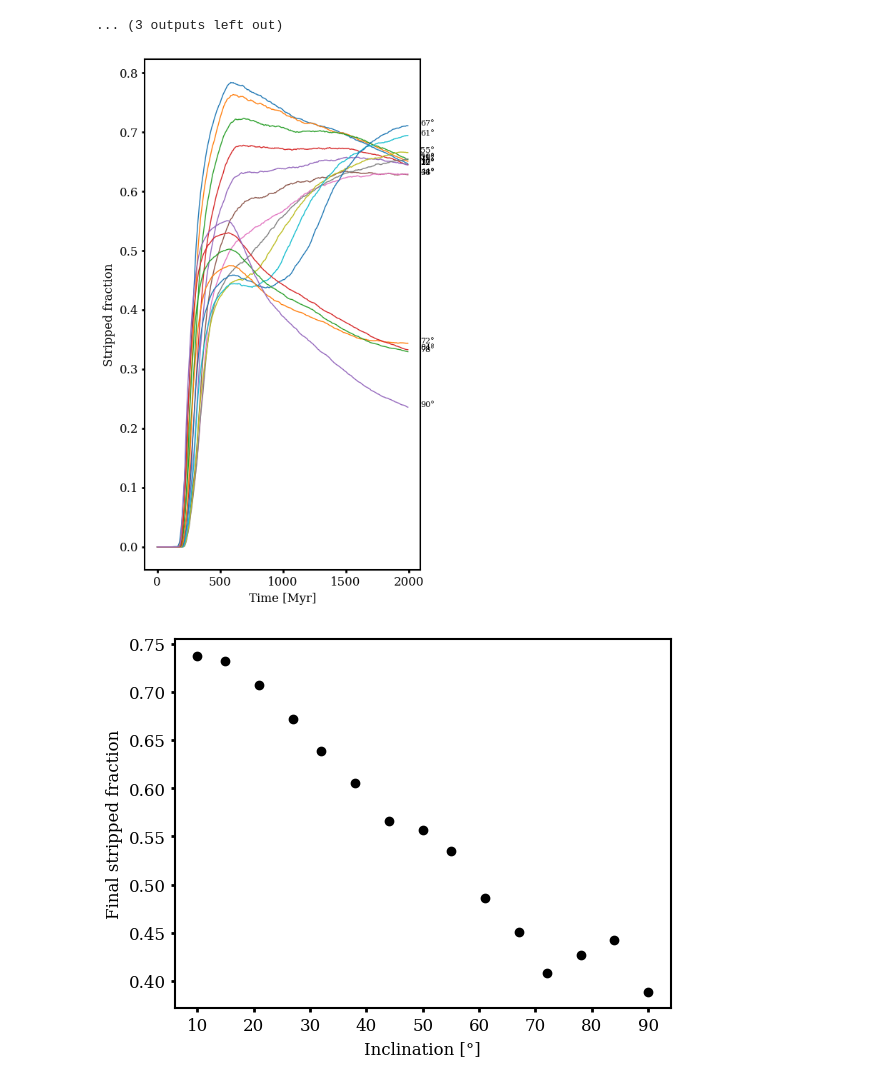
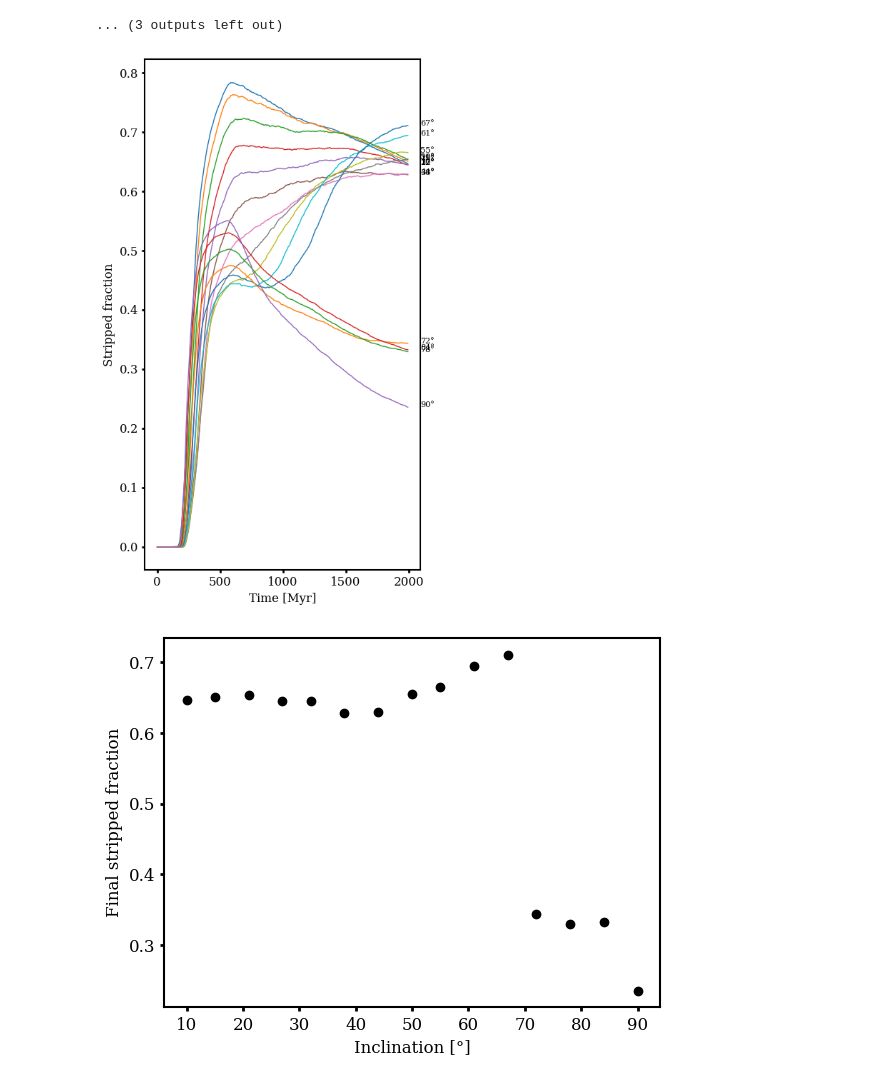
Before and after one commit to HSouch/galarp, a Jupyter notebook: paper/0-RBDuplicate.ipynb, the cells around one changed output. Cells and saved outputs as stored; diff of their text form; code cells hidden in the pictures.

```diff
--- a/paper/0-RBDuplicate.ipynb
+++ b/paper/0-RBDuplicate.ipynb
@@ -146,23 +148,23 @@ Warning: Inclination is less than 10 degrees. You should be using an EdgeOnShado
 # %%
 fig = plt.figure(figsize=(5, 8))
 
 
 for inc, stripped_fraction in zip(incs, stripped_fractions):
 
     plt.plot(orbits.data.t, stripped_fraction, label=f"{inc}°")
     plt.text(np.max(orbits.data.t).value * 1.05, stripped_fraction[-1], f"{inc}°", fontsize=8)
 
 plt.xlabel("Time [Myr]")
 plt.ylabel("Stripped fraction")
 #plt.legend()
 plt.tight_layout()
 plt.show()
 
 plt.figure()
-plt.scatter(incs, [s[200] for s in stripped_fractions], c="k")
+plt.scatter(incs, [s[-1] for s in stripped_fractions], c="k")
 plt.xlabel("Inclination [°]")
 plt.ylabel("Final stripped fraction")
 plt.show()
 # %% [output]
 [figure]
-[figure, old version]
+[figure, new version]
```
Also changed, not shown: parts of 2 cells of this notebook.
